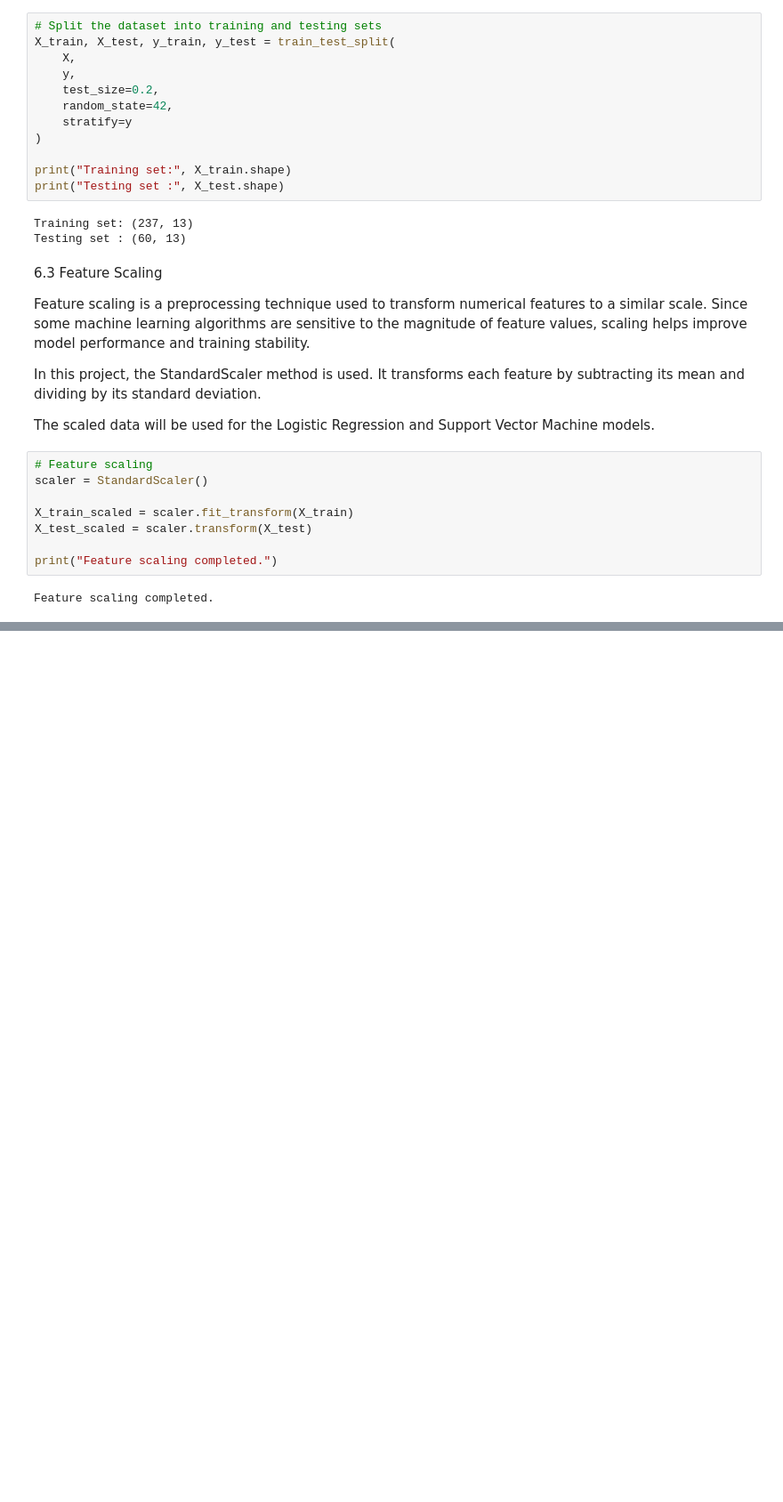
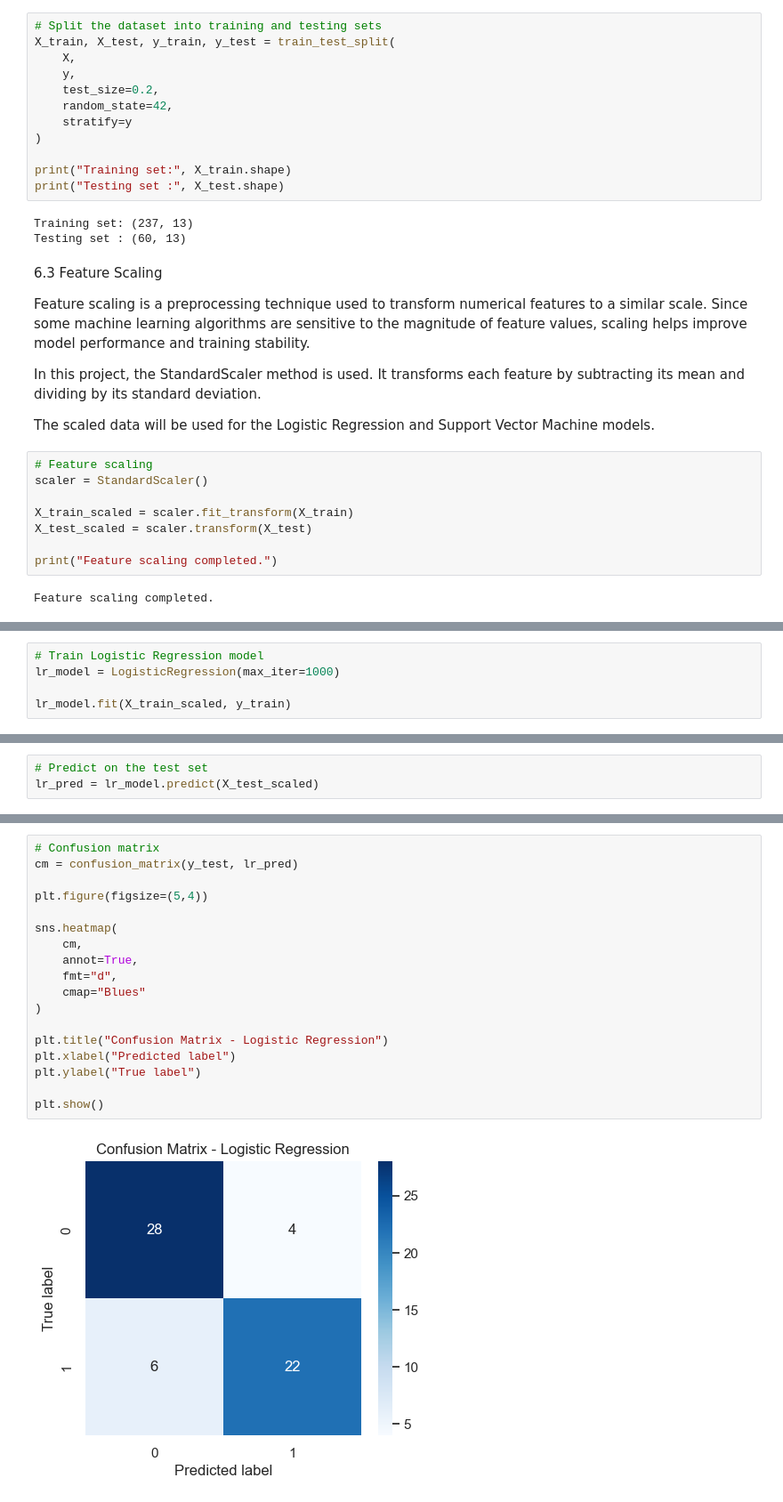
Before and after one commit to DoraGospodinova/ProjectML, a Jupyter notebook: Heart_Disease_Classification.ipynb, the cells around one changed output, grey strips where cells are left out. Shown at 89% size. Drawn from its saved outputs; the diff is of its cells as text; blank space fills up the shorter version.

Commit message:
Analyze Logistic Regression results

```diff
--- a/Heart_Disease_Classification.ipynb
+++ b/Heart_Disease_Classification.ipynb
@@ -522,0 +541,5 @@ Feature scaling completed.
+# %%
+# Train Logistic Regression model
+lr_model = LogisticRegression(max_iter=1000)
+
+lr_model.fit(X_train_scaled, y_train)
@@ -522,0 +548,3 @@ Feature scaling completed.
+# %%
+# Predict on the test set
+lr_pred = lr_model.predict(X_test_scaled)
@@ -522,0 +579,20 @@ Feature scaling completed.
+# %%
+# Confusion matrix
+cm = confusion_matrix(y_test, lr_pred)
+
+plt.figure(figsize=(5,4))
+
+sns.heatmap(
+    cm,
+    annot=True,
+    fmt="d",
+    cmap="Blues"
+)
+
+plt.title("Confusion Matrix - Logistic Regression")
+plt.xlabel("Predicted label")
+plt.ylabel("True label")
+
+plt.show()
+# %% [output]
+[figure, added]
```
Also changed, not shown: parts of 6 cells of this notebook.
